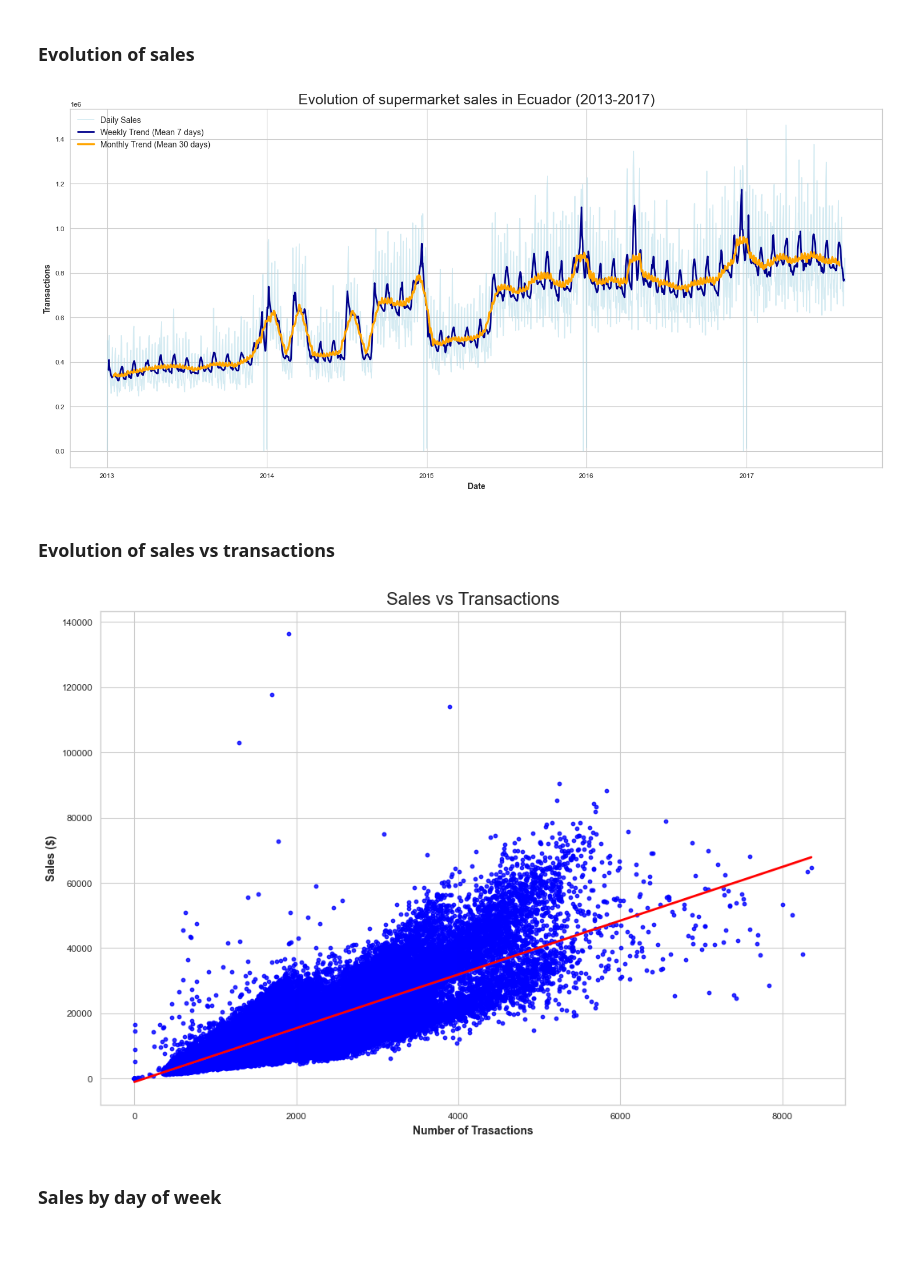
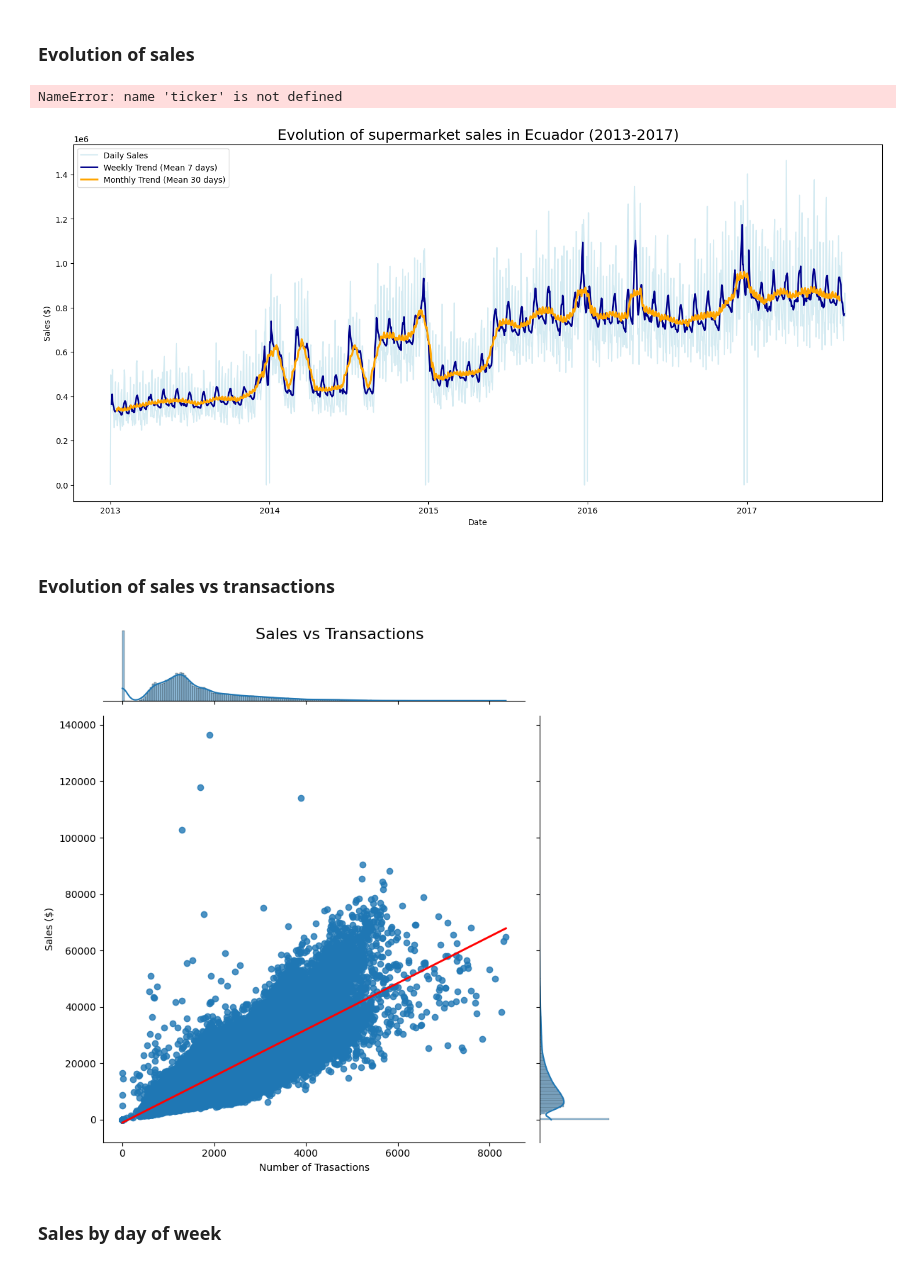
Before and after one commit to plss12/Store-Sales-TSF, a Jupyter notebook: TSF.ipynb, the cells around one changed output. Cells and saved outputs as stored; diff of their text form; code cells hidden in the pictures.

```diff
--- a/TSF.ipynb
+++ b/TSF.ipynb
@@ -471,34 +474,34 @@ daily_sales["rolling_30"] = daily_sales["sales"].rolling(window=30, center=True)
 
 plt.figure(figsize=(18, 8))
 
-plt.plot(daily_sales["date"], daily_sales["sales"], color='lightblue', alpha=0.5, label='Daily Sales')
-plt.plot(daily_sales["date"], daily_sales["rolling_7"], color='darkblue', linewidth=2, label='Weekly Trend (Mean 7 days)')
-plt.plot(daily_sales["date"], daily_sales["rolling_30"], color='orange', linewidth=2.5, label='Monthly Trend (Mean 30 days)')
+sns.lineplot(data=daily_sales, x="date", y="sales", color="lightblue", alpha=0.5, label="Daily Sales")
+sns.lineplot(data=daily_sales, x="date", y="rolling_7", color="darkblue", linewidth=2, label="Weekly Trend (Mean 7 days)")
+sns.lineplot(data=daily_sales, x="date", y="rolling_30", color="orange", linewidth=2.5, label="Monthly Trend (Mean 30 days)")
 
 plt.title("Evolution of supermarket sales in Ecuador (2013-2017)", fontsize=18)
-plt.ylabel("Transactions")
+plt.ylabel("Sales ($)")
 plt.xlabel("Date")
+plt.gca().yaxis.set_major_formatter(ticker.FuncFormatter(lambda x, p: f'${x/1e6:.1f}M'))
 plt.legend()
 
 plt.show()
 # %% [output]
+NameError: name 'ticker' is not defined
-[figure, old version]
+[figure, new version]
 # %% [markdown]
 ### Evolution of sales vs transactions
 # %%
 df_scatter = train.groupby(["date", "store_nbr"])["sales"].sum().reset_index().merge(transactions, on=["date", "store_nbr"], how="inner")
 
-plt.figure(figsize=(12, 8))
+sns.jointplot(data=df_scatter, x="transactions", y="sales", kind="reg", height=8, line_kws={'color': 'red', 'linewidth': 2})
 
-sns.regplot( data=df_scatter, x="transactions", y="sales", scatter_kws={'s': 10, 'color': 'blue'}, line_kws={'color': 'red', 'linewidth': 2})
-
-plt.title("Sales vs Transactions", fontsize=16)
+plt.suptitle("Sales vs Transactions", fontsize=16)
 plt.xlabel("Number of Trasactions")
 plt.ylabel("Sales ($)")
 
 plt.show()
 # %% [output]
-[figure, old version]
+[figure, new version]
 # %% [markdown]
 ### Sales by day of week
 # %%
```
Also changed, not shown: parts of 21 cells of this notebook.
